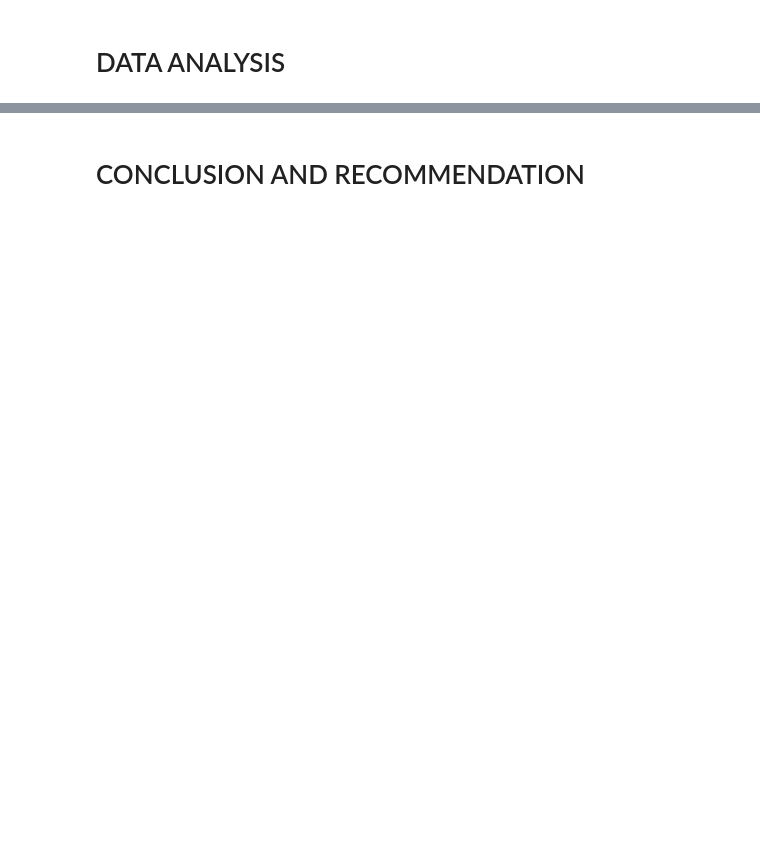
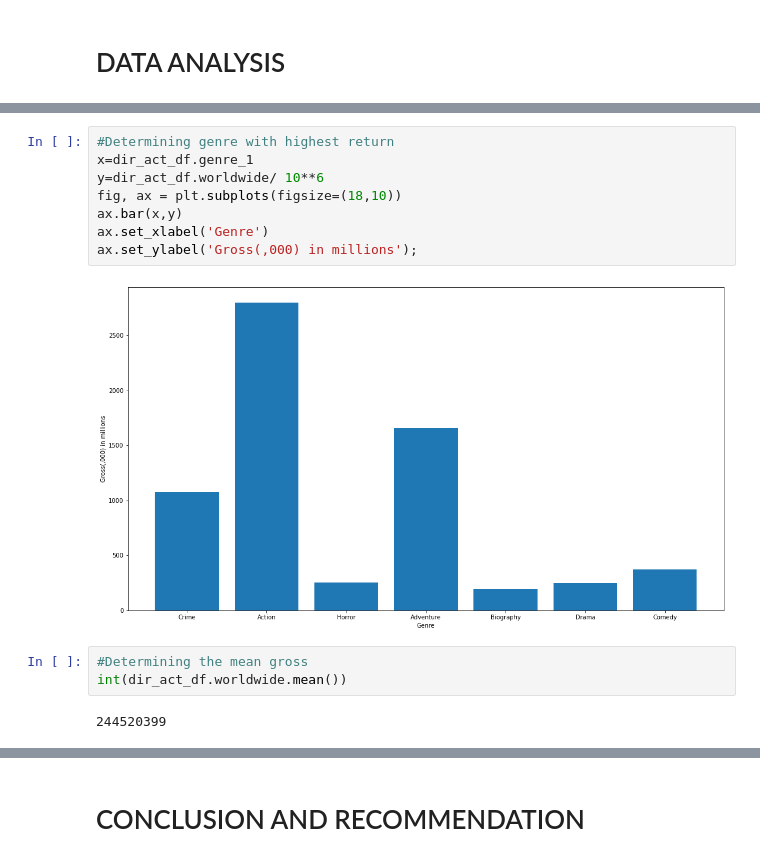
Before and after one commit to BemuelTowett/PHASE1-PROJECT, a Jupyter notebook: Microsoft Project.ipynb, the cells around one changed output, grey strips where cells are left out. Cells and saved outputs as stored; diff of their text form; blank space fills up the shorter version.

```diff
--- a/Microsoft Project.ipynb
+++ b/Microsoft Project.ipynb
@@ -24,0 +199,15 @@
+# %%
+#Determining genre with highest return
+x=dir_act_df.genre_1
+y=dir_act_df.worldwide/ 10**6
+fig, ax = plt.subplots(figsize=(18,10))
+ax.bar(x,y)
+ax.set_xlabel('Genre')
+ax.set_ylabel('Gross(,000) in millions');
+# %% [output]
+[figure, added]
+# %%
+#Determining the mean gross
+int(dir_act_df.worldwide.mean())
+# %% [output]
+244520399
```
Also changed, not shown: parts of 18 cells of this notebook, 2 other files.
